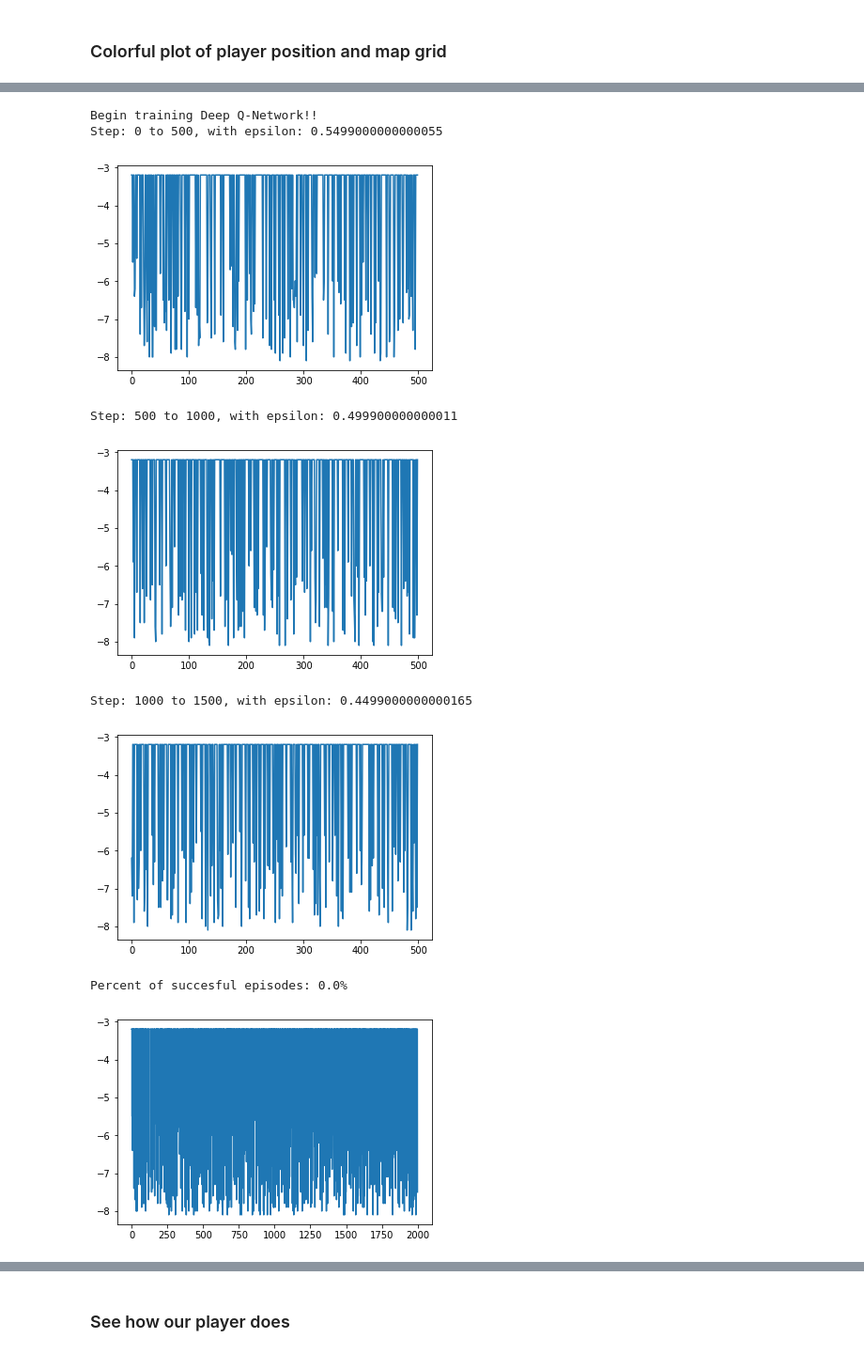
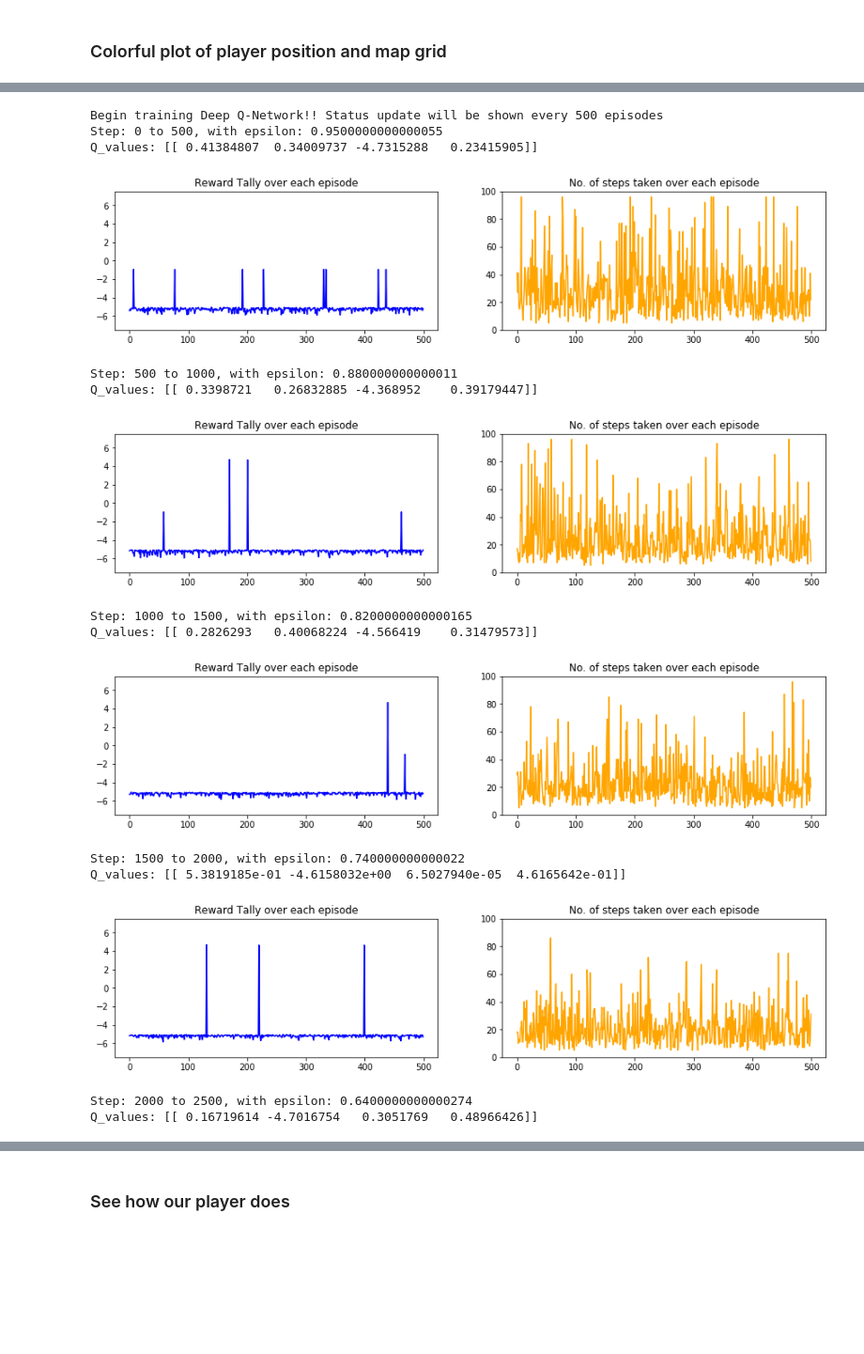
Before and after one commit to weiji14/nz_space_challenge, a Jupyter notebook: route_finder.ipynb, the cells around one changed output, grey strips where cells are left out. Shown at 94% size. Drawn from its saved outputs; the diff is of its cells as text; code cells hidden in the pictures; blank space fills up the shorter version.

```diff
--- a/route_finder.ipynb
+++ b/route_finder.ipynb
@@ -263,14 +272,14 @@ model.compile(loss=loss, optimizer=optimizer)
 # %%
-print("Begin training Deep Q-Network!!")
-for i in range(num_episodes):
+print(f"Begin training Deep Q-Network!! Status update will be shown every {status_print} episodes")
+for i in range(1, num_episodes+1):
 #for i in range(1):  #use if you only want to see one episode!
     player_position = int_to_grid(0, grid_shape=map_grid.shape)                #we start the player at the topleft corner of our map_grid
     current_state = np.stack([np.stack([player_position, map_grid], axis=-1)])  #stack the player_position array and map_grid array channel/depth-wise
     assert(current_state.shape == (1,map_grid.shape[0],map_grid.shape[1],2))    #check that our input current_state has shape (batch_size, rows, cols, channels)
     rewardTally = 0  #start reward Score at 0
-    j = 0            #counter in case our agent does too many stupid moves
-    while j < 32:    #limit the number of moves our agent can take to 32
-        j += 1
+    stepsTaken = 0  #counter in case our agent does too many stupid moves
+    while stepsTaken < 96:    #limit the number of moves our agent can take to 96
+        stepsTaken += 1
 
         #########################################################################
         #Our Deep Q-Network takes an input state (x) of the environment and
@@ -311,44 +320,58 @@ for i in range(num_episodes):
 
         ## Retrain our Keras Deep Q-Network to learn this new target Q value
         model.fit(x=current_state, y=target_Q, verbose=0, batch_size=1)
 
         ## Check if we fell in the hole, else continue
         if rewardTally <= -5.0:
             break
 
         ## Check if we are done (reached goal), otherwise continue
         elif rewardTally > 0:
             epsilon = epsilon - (0.01)  #Reduce (by hardcoded amount) epsilon value, i.e. the chance of random action as we train the model.
             break
 
         ## Set the next current_state as our current future_state
         current_state = future_state
 
     ## After finishing an episode...
     epsilon = epsilon - (0.0001)  #Reduce (by hardcoded amount) epsilon value, i.e. the chance of random action as we train the model.
     rewardList.append(rewardTally) #we append the rewardTally for the episode to the rewardList
+    stepsList.append(stepsTaken)
 
     ## Some print information
-    if i%500==0 and i!=0:
-        print(f"Step: {i-500} to {i}, with epsilon: {epsilon}")
-        plt.plot(rewardList[-500:])  #plot the 500 last rewardTally-s
+    if i%status_print==0:
+        print(f"Step: {i-status_print} to {i}, with epsilon: {epsilon}")
+        print("Q_values:", current_state_Q_values)
+        fig, axarr = plt.subplots(nrows=1, ncols=2, squeeze=False, figsize=(15,3))
+        axarr[0, 0].plot(rewardList[-status_print:], color='blue') #plot to see e.g. last 500 rewardTallies
+        axarr[0, 0].set_title('Reward Tally over each episode')
+        axarr[0, 0].set_ylim([-7.5,7.5])
+        axarr[0, 1].plot(stepsList[-status_print:], color='orange')  #plot to see e.g. last 500 number of steps taken
+        axarr[0, 1].set_title('No. of steps taken over each episode')
+        axarr[0, 1].set_ylim([0,100])
         plt.show()
 
 #Show final score
-success = len([r for r in rewardList if r == 5])   #when we reached the goal
+success = len([r for r in rewardList if r >= 4])   #when we reached the goal
 #failure = len([r for r in rewardList if r == 0])  #when we reached nowhere
-epicfail = len([r for r in rewardList if r == -5]) #when we dropped into a hole
+epicfail = len([r for r in rewardList if r <= -4]) #when we dropped into a hole
 
 print("Percent of succesful episodes: " + str(success/num_episodes) + "%")
 plt.plot(rewardList[-num_episodes:])
 plt.show()
 # %% [output]
-Begin training Deep Q-Network!!
-Step: 0 to 500, with epsilon: 0.5499000000000055
+Begin training Deep Q-Network!! Status update will be shown every 500 episodes
+Step: 0 to 500, with epsilon: 0.9500000000000055
+Q_values: [[ 0.41384807  0.34009737 -4.7315288   0.23415905]]
-[figure, old version]
+[figure, new version]
-Step: 500 to 1000, with epsilon: 0.499900000000011
+Step: 500 to 1000, with epsilon: 0.880000000000011
+Q_values: [[ 0.3398721   0.26832885 -4.368952    0.39179447]]
-[figure, old version]
+[figure, new version]
-Step: 1000 to 1500, with epsilon: 0.4499000000000165
+Step: 1000 to 1500, with epsilon: 0.8200000000000165
+Q_values: [[ 0.2826293   0.40068224 -4.566419    0.31479573]]
-[figure, old version]
+[figure, new version]
-Percent of succesful episodes: 0.0%
+Step: 1500 to 2000, with epsilon: 0.740000000000022
+Q_values: [[ 5.3819185e-01 -4.6158032e+00  6.5027940e-05  4.6165642e-01]]
-[figure, old version]
+[figure, new version]
+Step: 2000 to 2500, with epsilon: 0.6400000000000274
+Q_values: [[ 0.16719614 -4.7016754   0.3051769   0.48966426]]
```
Also changed, not shown: parts of 11 cells of this notebook, 1 other file.
